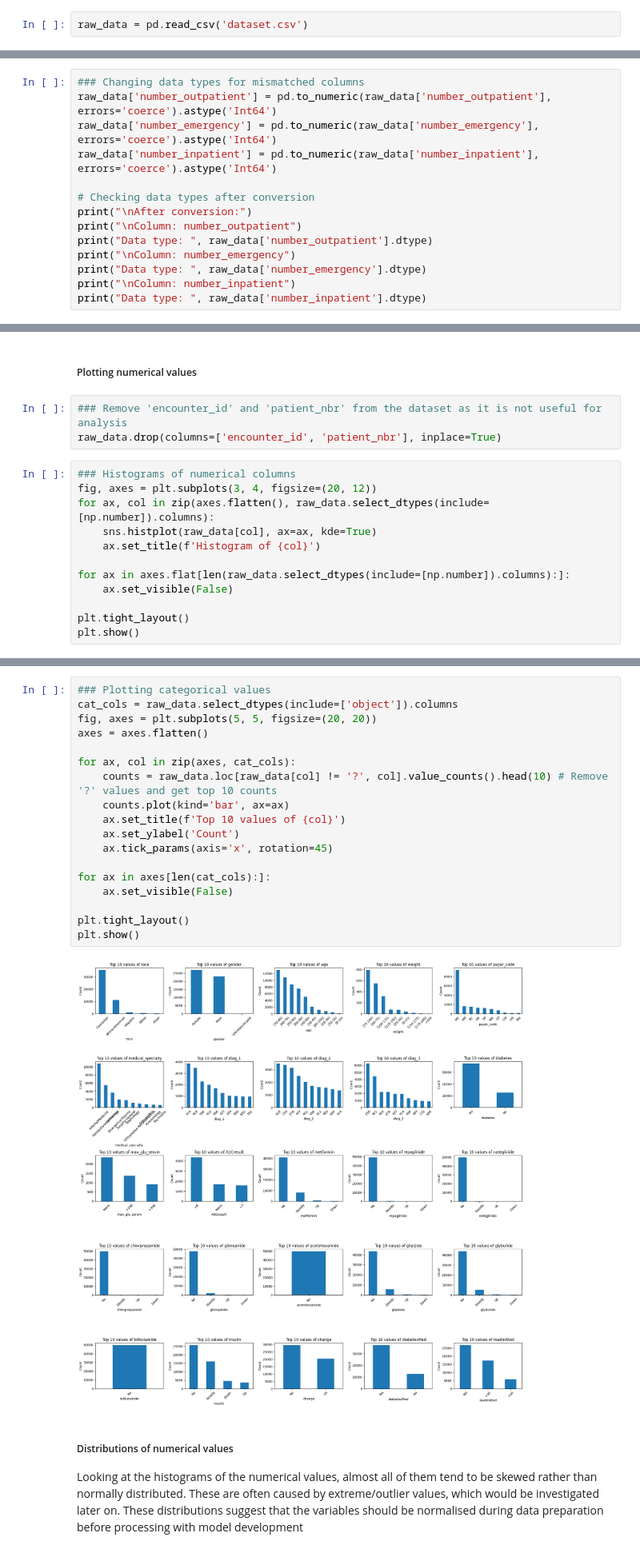
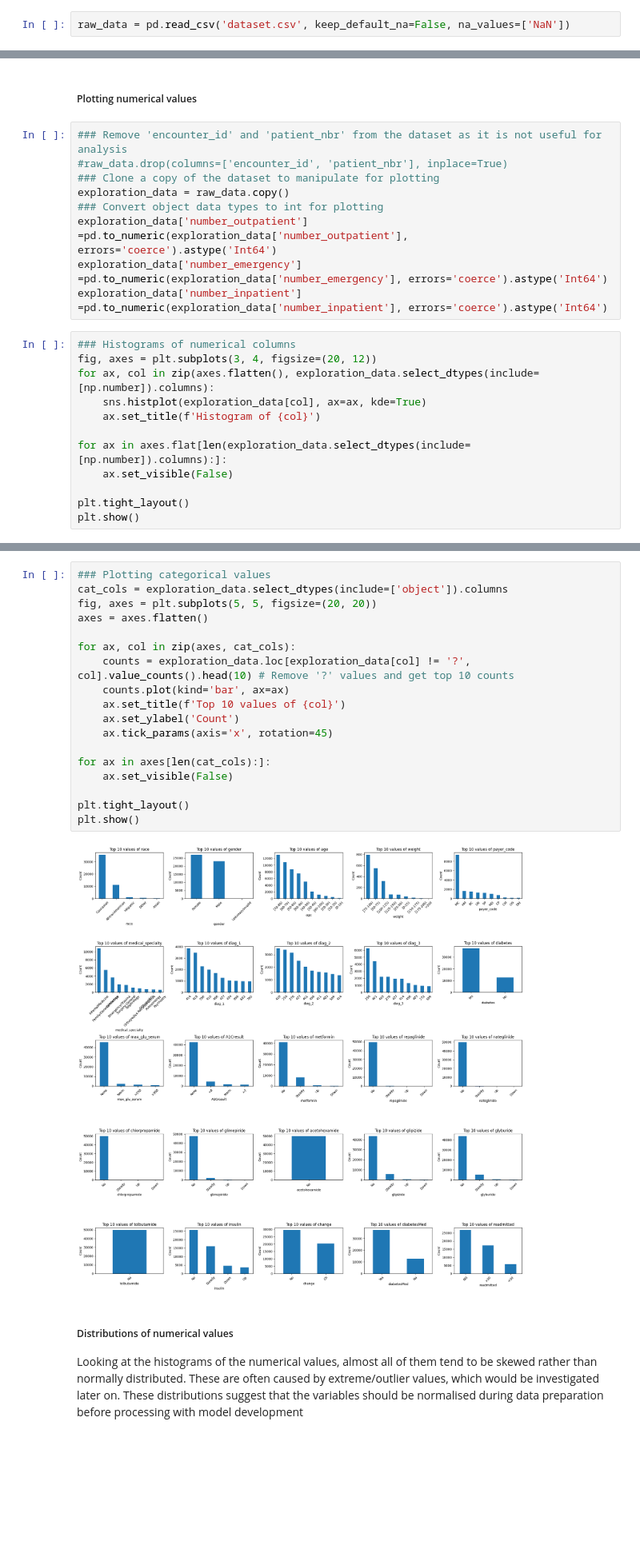
Before and after one commit to hieuphamm135/IFN509-A2, a Jupyter notebook: code.ipynb, the cells around one changed output, grey strips where cells are left out. Shown at 80% size. Drawn from its saved outputs; the diff is of its cells as text; blank space fills up the shorter version.

```diff
--- a/code.ipynb
+++ b/code.ipynb
@@ -19,7 +19,7 @@ warnings.filterwarnings("ignore")
 # %% [markdown]
 ## Loading Dataset
 # %%
-raw_data = pd.read_csv('dataset.csv')
+raw_data = pd.read_csv('dataset.csv', keep_default_na=False, na_values=['NaN'])
 # %% [markdown]
 ## Task 1 - Examining data types
 # %%
@@ -154,14 +157,0 @@ Unique values:  ['No' 'Yes']
-# %%
-### Changing data types for mismatched columns
-raw_data['number_outpatient'] = pd.to_numeric(raw_data['number_outpatient'], errors='coerce').astype('Int64')
-raw_data['number_emergency'] = pd.to_numeric(raw_data['number_emergency'], errors='coerce').astype('Int64')
-raw_data['number_inpatient'] = pd.to_numeric(raw_data['number_inpatient'], errors='coerce').astype('Int64')
-
-# Checking data types after conversion
-print("\nAfter conversion:")
-print("\nColumn: number_outpatient")
-print("Data type: ", raw_data['number_outpatient'].dtype)
-print("\nColumn: number_emergency")
-print("Data type: ", raw_data['number_emergency'].dtype)
-print("\nColumn: number_inpatient")
-print("Data type: ", raw_data['number_inpatient'].dtype)
@@ -182,15 +161,21 @@ Data type:  Int64
 ##### Plotting numerical values
 # %%
 ### Remove 'encounter_id' and 'patient_nbr' from the dataset as it is not useful for analysis
-raw_data.drop(columns=['encounter_id', 'patient_nbr'], inplace=True)
+#raw_data.drop(columns=['encounter_id', 'patient_nbr'], inplace=True)
+### Clone a copy of the dataset to manipulate for plotting
+exploration_data = raw_data.copy()
+### Convert object data types to int for plotting
+exploration_data['number_outpatient'] =pd.to_numeric(exploration_data['number_outpatient'], errors='coerce').astype('Int64')
+exploration_data['number_emergency'] =pd.to_numeric(exploration_data['number_emergency'], errors='coerce').astype('Int64')
+exploration_data['number_inpatient'] =pd.to_numeric(exploration_data['number_inpatient'], errors='coerce').astype('Int64')
 # %%
 ### Histograms of numerical columns
 fig, axes = plt.subplots(3, 4, figsize=(20, 12))
-for ax, col in zip(axes.flatten(), raw_data.select_dtypes(include=[np.number]).columns):
-    sns.histplot(raw_data[col], ax=ax, kde=True)
+for ax, col in zip(axes.flatten(), exploration_data.select_dtypes(include=[np.number]).columns):
+    sns.histplot(exploration_data[col], ax=ax, kde=True)
     ax.set_title(f'Histogram of {col}')
 
-for ax in axes.flat[len(raw_data.select_dtypes(include=[np.number]).columns):]:
+for ax in axes.flat[len(exploration_data.select_dtypes(include=[np.number]).columns):]:
     ax.set_visible(False)
 
 plt.tight_layout()
@@ -200,23 +185,23 @@ plt.show()
 # %%
 ### Plotting categorical values
-cat_cols = raw_data.select_dtypes(include=['object']).columns
+cat_cols = exploration_data.select_dtypes(include=['object']).columns
 fig, axes = plt.subplots(5, 5, figsize=(20, 20))
 axes = axes.flatten()
 
 for ax, col in zip(axes, cat_cols):
-    counts = raw_data.loc[raw_data[col] != '?', col].value_counts().head(10) # Remove '?' values and get top 10 counts
+    counts = exploration_data.loc[exploration_data[col] != '?', col].value_counts().head(10) # Remove '?' values and get top 10 counts
     counts.plot(kind='bar', ax=ax)
     ax.set_title(f'Top 10 values of {col}')
     ax.set_ylabel('Count')
     ax.tick_params(axis='x', rotation=45)
 
 for ax in axes[len(cat_cols):]:
     ax.set_visible(False)
 
 plt.tight_layout()
 plt.show()
 # %% [output]
-[figure, old version]
+[figure, new version]
 # %% [markdown]
 ##### Distributions of numerical values
 Looking at the histograms of the numerical values, almost all of them tend to be skewed rather than normally distributed. These are often caused by extreme/outlier values, which would be investigated later on. These distributions suggest that the variables should be normalised during data preparation before processing with model development
```
Also changed, not shown: parts of 14 cells of this notebook.
